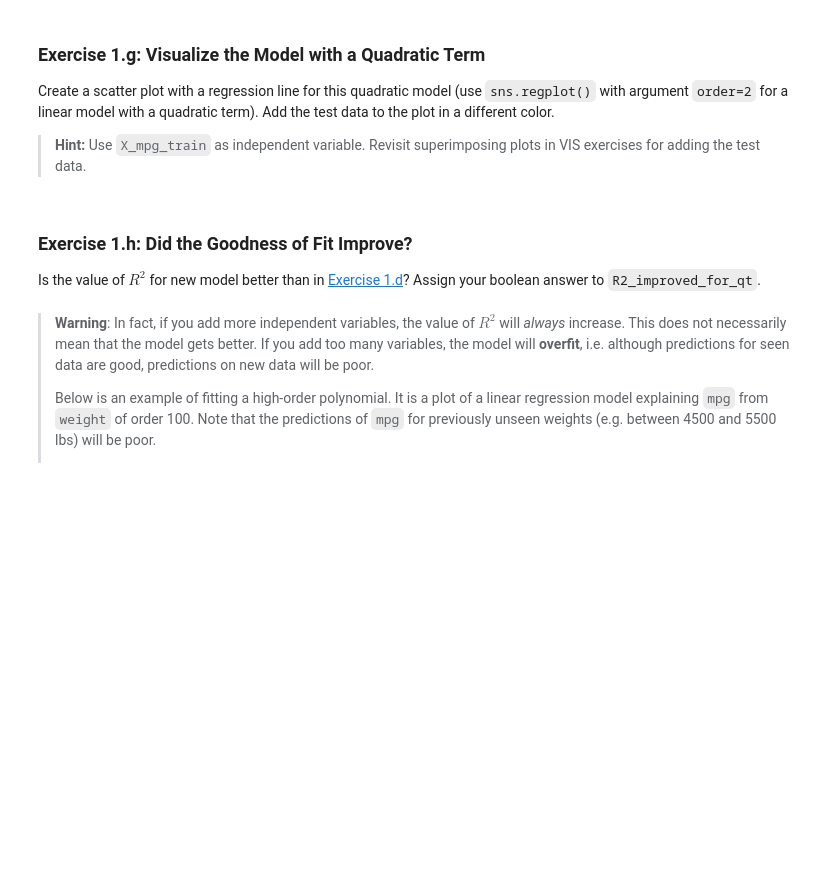
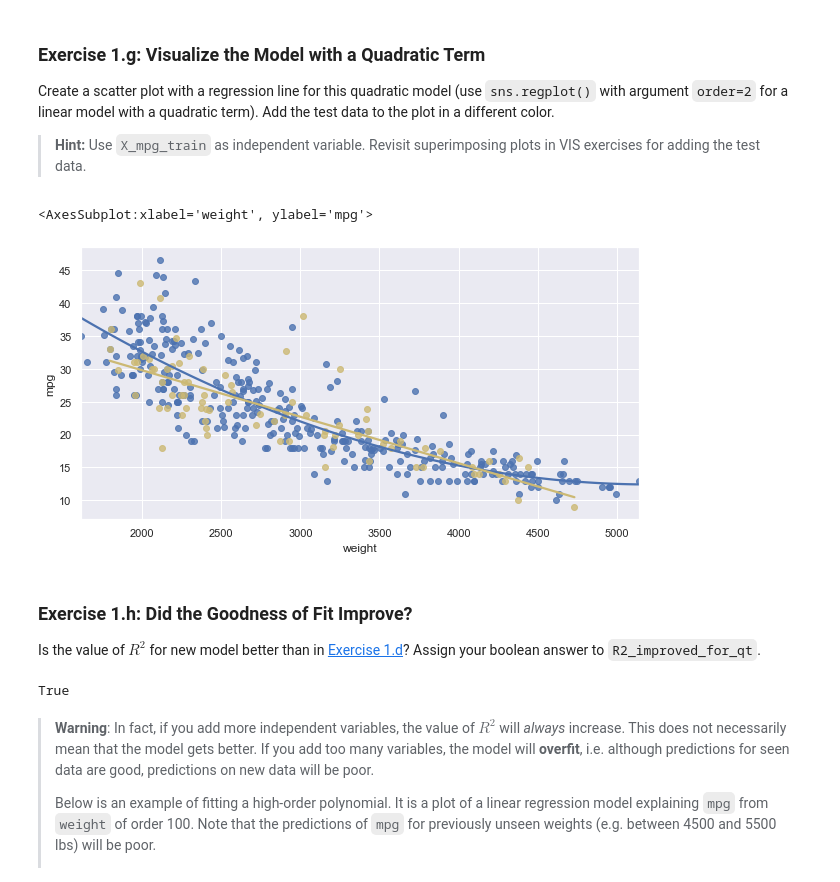
Before and after one commit to danieltyukov/tue-data-analytics, a Jupyter notebook: 3_DMM/Exercises-DMM-1819283.ipynb, the cells around one changed output. Drawn from its saved outputs; the diff is of its cells as text; code cells hidden in the pictures; blank space fills up the shorter version.

```diff
--- a/3_DMM/Exercises-DMM-1819283.ipynb
+++ b/3_DMM/Exercises-DMM-1819283.ipynb
@@ -575,7 +674,16 @@ Assign
 # %%
 #// BEGIN_TODO [DMM_1e] Model with quadratic term explaining mpg from weight (5 points)
 
-# ===== =====> Replace this line by your code. <===== ===== #
+X_mpg_qt_train = df_mpg_train[['weight']].copy()
+X_mpg_qt_train['weight^2'] = df_mpg_train[['weight']]**2
+
+reg_mpg_qt = LinearRegression()
+reg_mpg_qt.fit(X_mpg_qt_train[['weight', 'weight^2']], y_mpg_train)
+
+coef_mpg_qt = reg_mpg_qt.coef_
+intercept_mpg_qt = reg_mpg_qt.intercept_
+
+R2_mpg_qt = reg_mpg_qt.score(X_mpg_qt_train[['weight', 'weight^2']], y_mpg_train)
 
 #// END_TODO [DMM_1e]
 
@@ -616,3 +731,13 @@ Create a scatter plot with a regression line for this quadratic model (use `sns.
+# %%
+#// BEGIN_TODO [DMM_1g] Scatter plot and quadratic model (2 points)
+
+ax_combined = sns.regplot(x=X_mpg_train['weight'], y=y_mpg_train['mpg'], ci=None, order=2)
+sns.regplot(x=X_mpg_test['weight'], y=y_mpg_test['mpg'], color='y', ci=None, ax=ax_combined)
+
+#// END_TODO [DMM_1g]
+# %% [output]
+<AxesSubplot:xlabel='weight', ylabel='mpg'>
+[figure, added]
 # %% [markdown]
 ### Exercise 1.h: Did the Goodness of Fit Improve?
 
@@ -620,11 +745,13 @@ Is the value of $R^2$ for new model better than in [Exercise 1.d](#Exercise-1.d)
 # %%
 #// BEGIN_TODO [DMM_1h] Is this better than the linear model from 1.a? (1 point)
 
-# ===== =====> Replace this line by your code. <===== ===== #
+R2_improved_for_qt = True
 
 #// END_TODO [DMM_1h]
 
 R2_improved_for_qt
+# %% [output]
+True
 # %% [markdown]
 > **Warning**: In fact, if you add more independent variables, the value of $R^2$ will _always_ increase.
 > This does not necessarily mean that the model gets better. If you add too many variables, the model will **overfit**, i.e. although predictions for seen data are good, predictions on new data will be poor.
```
Also changed, not shown: parts of 67 cells of this notebook.
